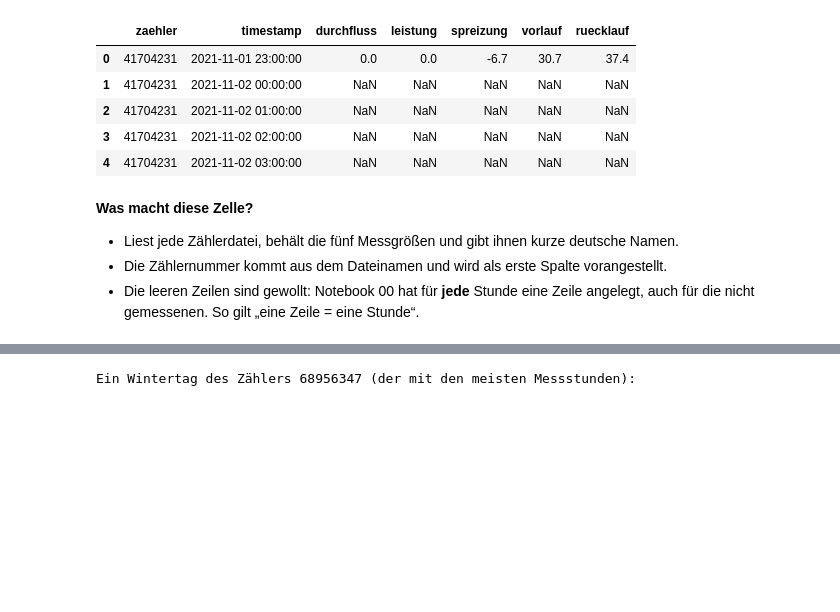
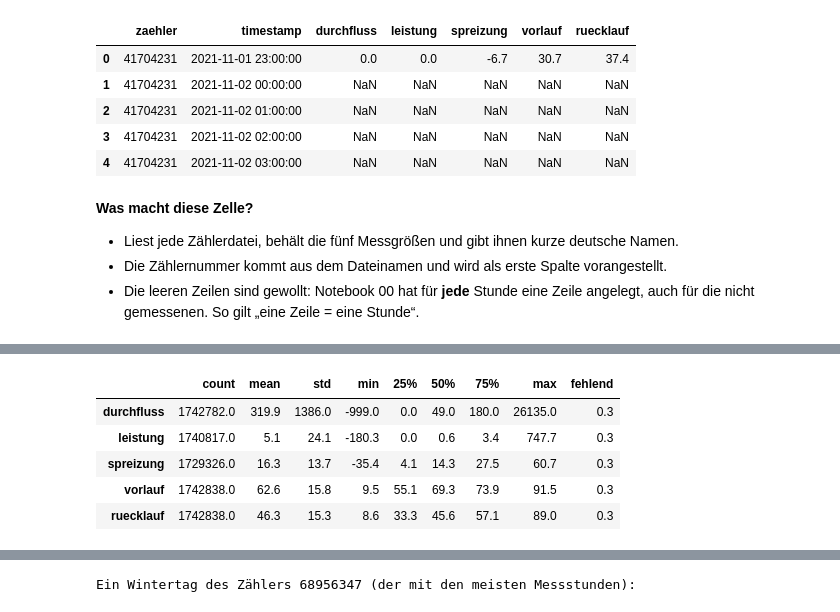
Before and after one commit to ivelinayna/projektseminar, a Jupyter notebook: notebooks/18_modelldaten_labels.ipynb, the cells around one changed output, grey strips where cells are left out. Drawn from its saved outputs; the diff is of its cells as text; code cells hidden in the pictures; blank space fills up the shorter version.

```diff
--- a/notebooks/18_modelldaten_labels.ipynb
+++ b/notebooks/18_modelldaten_labels.ipynb
@@ -111,0 +166,11 @@ davon mit Messwert: 73%
+# %%
+uebersicht = stunden.drop(columns=["zaehler", "timestamp"]).describe().T
+uebersicht["fehlend"] = stunden.drop(columns=["zaehler", "timestamp"]).isna().mean().round(3)
+uebersicht.round(1)
+# %% [output]
+|  | count | mean | std | min | 25% | 50% | 75% | max | fehlend |
+| durchfluss | 1742782.0 | 319.9 | 1386.0 | -999.0 | 0.0 | 49.0 | 180.0 | 26135.0 | 0.3 |
+| leistung | 1740817.0 | 5.1 | 24.1 | -180.3 | 0.0 | 0.6 | 3.4 | 747.7 | 0.3 |
+| spreizung | 1729326.0 | 16.3 | 13.7 | -35.4 | 4.1 | 14.3 | 27.5 | 60.7 | 0.3 |
+| vorlauf | 1742838.0 | 62.6 | 15.8 | 9.5 | 55.1 | 69.3 | 73.9 | 91.5 | 0.3 |
+| ruecklauf | 1742838.0 | 46.3 | 15.3 | 8.6 | 33.3 | 45.6 | 57.1 | 89.0 | 0.3 |
```
Also changed, not shown: parts of 21 cells of this notebook.
